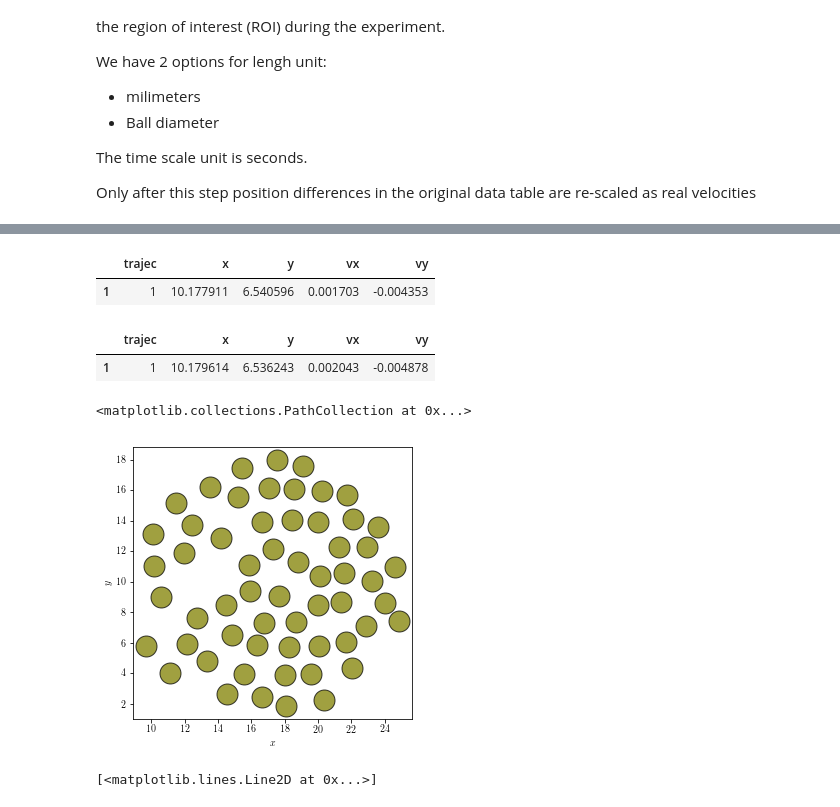
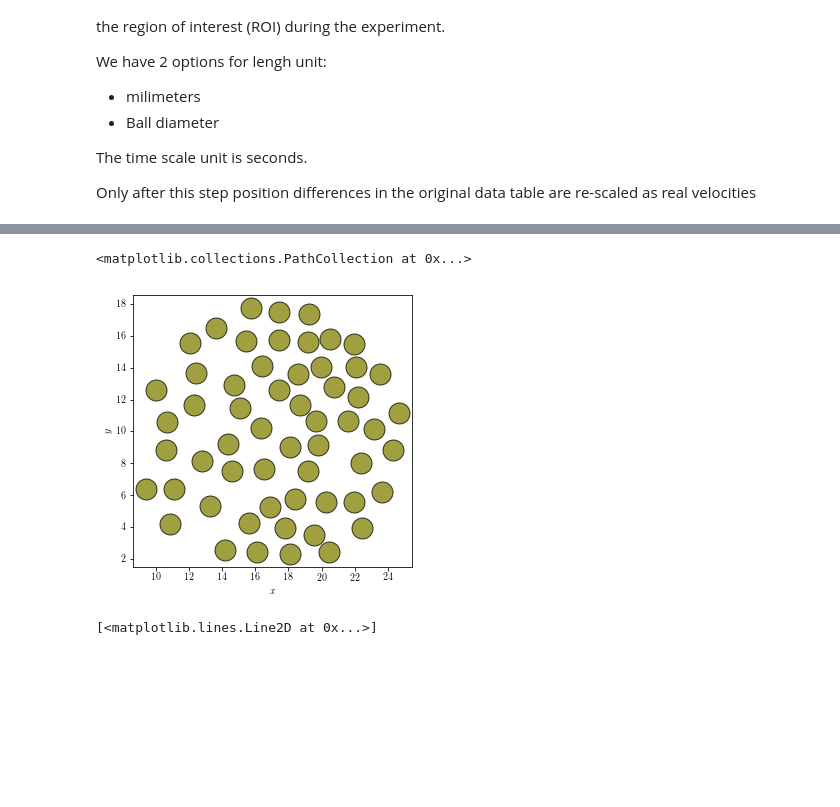
Before and after one commit to fvegar/Tracks, a Jupyter notebook: tracks_processing.ipynb, the cells around one changed output, grey strips where cells are left out. Drawn from its saved outputs; the diff is of its cells as text; code cells hidden in the pictures; blank space fills up the shorter version.

Commit message:
Add files via upload
Merged with Voronoi structure functions. Second half in progress

```diff
--- a/tracks_processing.ipynb
+++ b/tracks_processing.ipynb
@@ -123,9 +142,11 @@ tabla[(tabla.trajec==54)] # this code grammar select table rows corresponding to
 # %%
 # This function reads pickle binary file (.pkl) with trajectories
 def pickle_read(nombre):
-    global tabla
+    global tabla, Nframes
     # Read table in pickle format
     tabla = pd.read_pickle(nombre)
+    Nframes = np.max(tabla.frame)
+    print('Number of frames in the experiment: ', Nframes)
     Ntrajec_fake = np.max(tabla.trajec)
     print('FAKE number of trajectories (includes empty trajectories): ', Ntrajec_fake)
     return tabla
@@ -190,7 +211,7 @@ def table_adapt(tabla, empty_trajecs):
 def pickle_read_adapt(nombre):
     tabla = pickle_read(nombre)
     get_empty_trajecs(tabla)
-    table_adapt(tabla, empty_trajecs)
+    tabla = table_adapt(tabla, empty_trajecs)
     return tabla
 # %%
 # Read original table, save empty tracks indexes and re-order track indexes in the orig. table
@@ -273,7 +295,7 @@ Only after this step position differences in the original data table are re-scal
 # length unit
 
 def re_pos_scale(ball):
-
+    global x0, y0
     # COORDINATE ORIGIN: REGION OF INTEREST CENTER (RoI)
     x0 = 0.5 * (np.max(tabla['x']) - np.min(tabla['x'])) + np.min(tabla['x'])
     y0 = 0.5 * (np.max(tabla['y']) - np.min(tabla['y'])) + np.min(tabla['y'])
@@ -286,7 +308,7 @@ def re_pos_scale(ball):
 
     # physical time. time between frames
     dt = 1/400.
-    d = { 'trajec': tabla.trajec, 'frame': tabla.frame, 't': tabla.frame*dt ,'x': tabla.x/px_size, 'y': tabla.y/px_size,
+    d = { 'trajec': tabla.trajec, 'frame': tabla.frame, 't': tabla.frame*dt ,'x': (tabla.x-x0)/px_size, 'y': (tabla.y-y0)/px_size,
          'vx': tabla.dx/(dt*px_size), 'vy': tabla.dy/(dt*px_size)}
     rtabla = pd.DataFrame(data = d)
     cols = ['trajec', 't', 'frame', 'x', 'y', 'vx', 'vy']
@@ -319,7 +355,7 @@ len(rtabla[(rtabla.trajec==0)])
 
 state = [[] for i in range(Nframes)]
 
-def get_state(it, scaled):
+def get_state(it, scaled, tabla):
     if (scaled == 0):
         st = tabla[ (tabla.frame == it) ]
         cols = ['trajec', 'x', 'y','dx', 'dy']
@@ -332,17 +368,20 @@ def get_state(it, scaled):
     st = st[cols]
     return st
 
-def get_xy_from_state(it):
-    st = get_state(it)
+def get_xy_from_state(it, tabla):
+    st = get_state(it, tabla)
     cols = ['x','y']
     xy = st[cols]
     return xy
 
 # build instantaneous states over all frames
-def get_all_states(Nframes, scaled):
+def get_all_states(Nframes, scaled, tabla):
     for i in range(Nframes):
-        state[i] = get_state(i,scaled)
+        state[i] = get_state(i,scaled, tabla)
 # %%
+# OBTAIN STATE it
 it = 2
+state[it] = get_state(it, 1,rtabla)
 
-state[it] = get_state(it, 1)
+# STRUCTURE OF state[it]
+state[it].head()
@@ -373,10 +394,0 @@ state[it]
-# %%
-state[1][1:2]
-# %% [output]
-|  | trajec | x | y | vx | vy |
-| 1 | 1 | 10.177911 | 6.540596 | 0.001703 | -0.004353 |
-# %%
-state[2][1:2]
-# %% [output]
-|  | trajec | x | y | vx | vy |
-| 1 | 1 | 10.179614 | 6.536243 | 0.002043 | -0.004878 |
@@ -383,16 +399,24 @@ state[2][1:2]
 # %%
 # DRAW INSTANTANEOUS STATE
+
+it = 2
 
 fig=plt.figure(0, figsize=(5,5))
 
 plt.xlabel(r'$x$')
 plt.ylabel(r'$y$')
+px_size = 72./fig.dpi
+plt.scatter(state[it].x, state[it].y, color='olive', s=(21.*px_size)**2
+            , edgecolors='k', alpha=0.75)
 
-plt.scatter(state[it].x, state[it].y, color='olive', s=(21.*72./fig.dpi)**2
-            , edgecolors='k', alpha=0.75)
+# USE CIRCLE COLLECTION INSTEAD
+#    col = PolyCollection([inner[i][1] for i in range(n_inner)],
+#                         linewidths=0.2, facecolor= colors_built)
+#    col.set_edgecolors('k')
+#    graf = ax.add_collection(col)
 # %% [output]
 <matplotlib.collections.PathCollection at 0x...>
-[figure, old version]
+[figure, new version]
 # %%
 plt.plot([len(state[it]) for it in range(1,Nframes)],marker='o')
 # %% [output]
```
Also changed, not shown: parts of 32 cells of this notebook.
